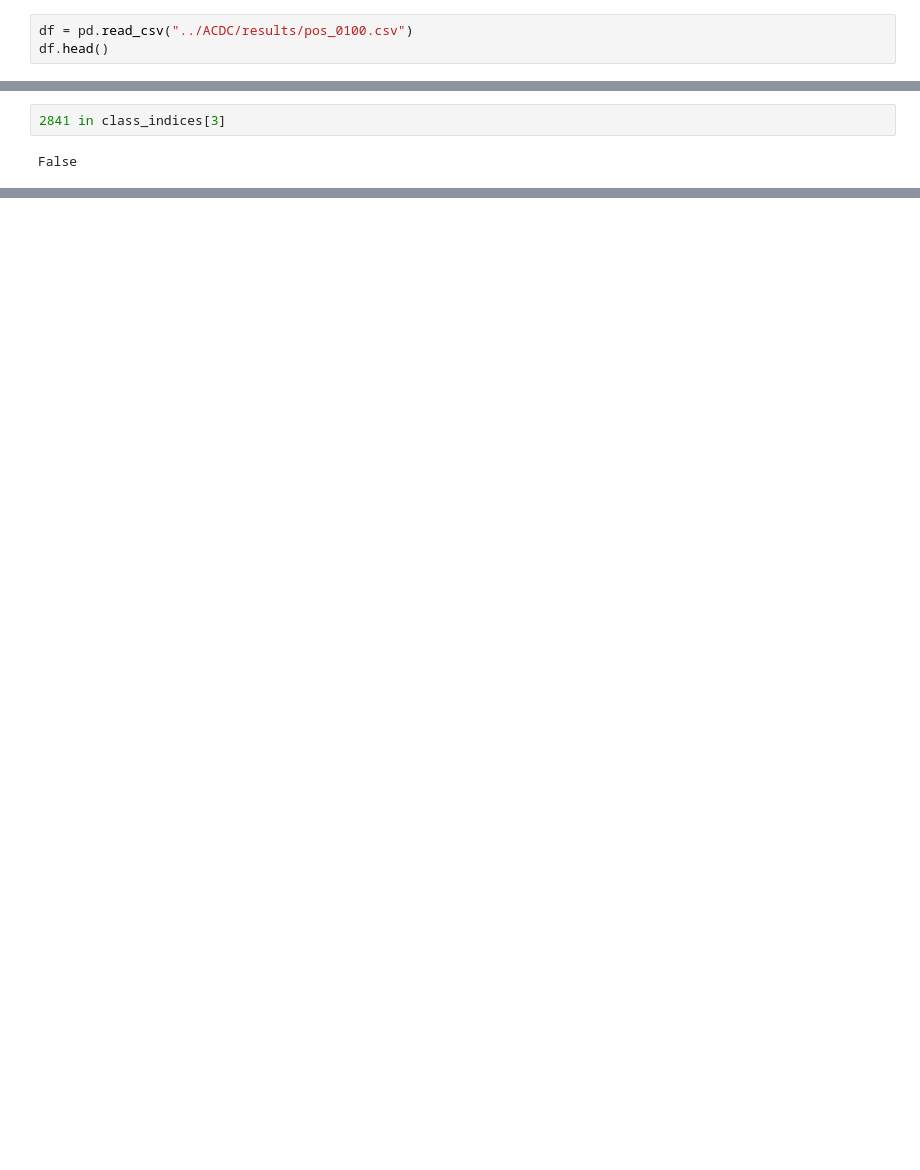
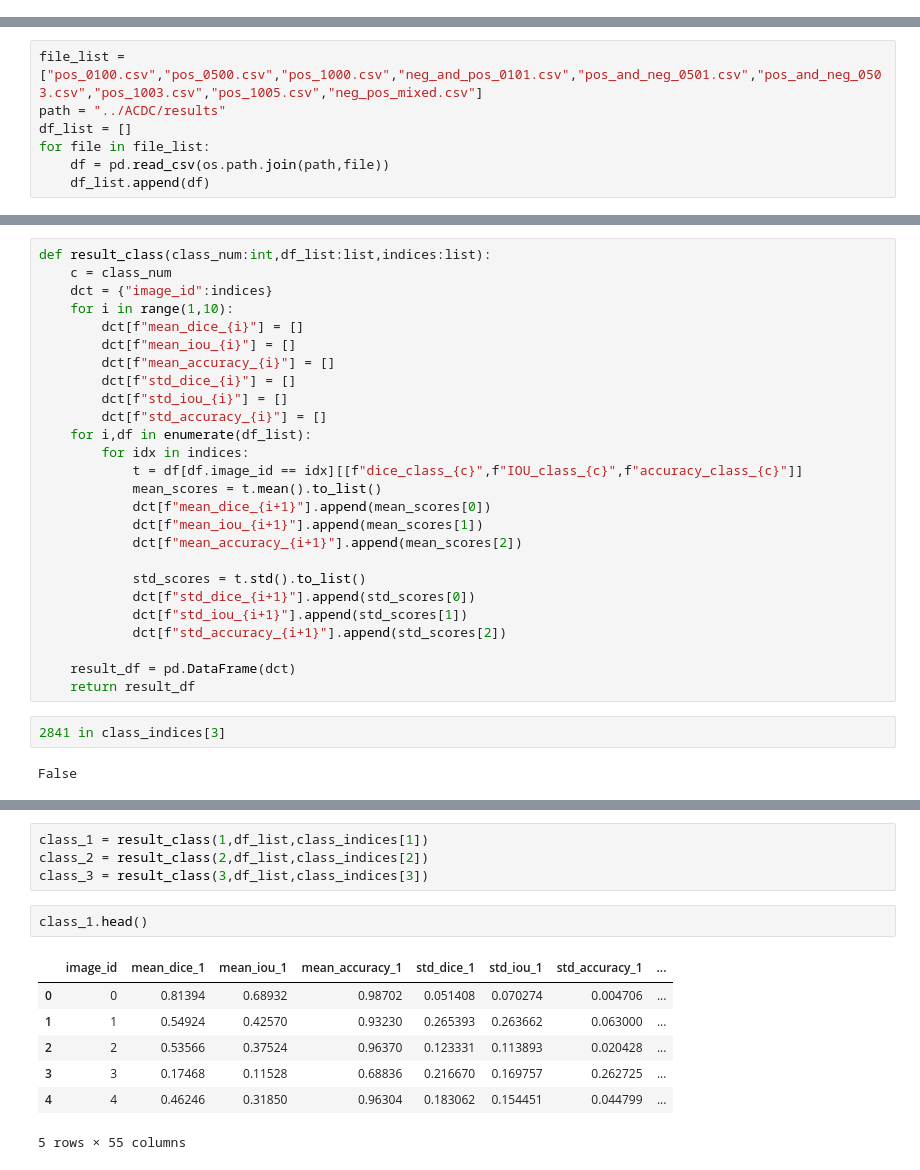
Before and after one commit to ThanhNguyen140/SAM_evaluation, a Jupyter notebook: thanh/result_analysis.ipynb, the cells around one changed output, grey strips where cells are left out. Cells and saved outputs as stored; diff of their text form; blank space fills up the shorter version.

Commit message:
update result_analysis

```diff
--- a/thanh/result_analysis.ipynb
+++ b/thanh/result_analysis.ipynb
@@ -3,6 +3,3 @@ import pandas as pd
 import sys
 sys.path.append('..')
 from functions.pipeline import *
-# %%
-df = pd.read_csv("../ACDC/results/pos_0100.csv")
-df.head()
@@ -16,3 +6,10 @@ df.head()
+# %%
+file_list = ["pos_0100.csv","pos_0500.csv","pos_1000.csv","neg_and_pos_0101.csv","pos_and_neg_0501.csv","pos_and_neg_0503.csv","pos_1003.csv","pos_1005.csv","neg_pos_mixed.csv"]
+path = "../ACDC/results"
+df_list = []
+for file in file_list:
+    df = pd.read_csv(os.path.join(path,file))
+    df_list.append(df)
 # %%
 def get_class_list(class_num,ground_truth):
     array1 = np.any(ground_truth == class_num, axis = 1)
@@ -48,3 +34,29 @@ class_indices[1]
+# %%
+def result_class(class_num:int,df_list:list,indices:list):
+    c = class_num
+    dct = {"image_id":indices}
+    for i in range(1,10):
+        dct[f"mean_dice_{i}"] = []
+        dct[f"mean_iou_{i}"] = []
+        dct[f"mean_accuracy_{i}"] = []
+        dct[f"std_dice_{i}"] = []
+        dct[f"std_iou_{i}"] = []
+        dct[f"std_accuracy_{i}"] = []
+    for i,df in enumerate(df_list):
+        for idx in indices:
+            t = df[df.image_id == idx][[f"dice_class_{c}",f"IOU_class_{c}",f"accuracy_class_{c}"]]
+            mean_scores = t.mean().to_list()
+            dct[f"mean_dice_{i+1}"].append(mean_scores[0])
+            dct[f"mean_iou_{i+1}"].append(mean_scores[1])
+            dct[f"mean_accuracy_{i+1}"].append(mean_scores[2])
+
+            std_scores = t.std().to_list()
+            dct[f"std_dice_{i+1}"].append(std_scores[0])
+            dct[f"std_iou_{i+1}"].append(std_scores[1])
+            dct[f"std_accuracy_{i+1}"].append(std_scores[2])
+
+    result_df = pd.DataFrame(dct)
+    return result_df
 # %%
 2841 in class_indices[3]
 # %% [output]
@@ -51,0 +85,14 @@ False
+# %%
+class_1 = result_class(1,df_list,class_indices[1])
+class_2 = result_class(2,df_list,class_indices[2])
+class_3 = result_class(3,df_list,class_indices[3])
+# %%
+class_1.head()
+# %% [output]
+|  | image_id | mean_dice_1 | mean_iou_1 | mean_accuracy_1 | std_dice_1 | std_iou_1 | std_accuracy_1 | ... |
+| 0 | 0 | 0.81394 | 0.68932 | 0.98702 | 0.051408 | 0.070274 | 0.004706 | ... |
+| 1 | 1 | 0.54924 | 0.42570 | 0.93230 | 0.265393 | 0.263662 | 0.063000 | ... |
+| 2 | 2 | 0.53566 | 0.37524 | 0.96370 | 0.123331 | 0.113893 | 0.020428 | ... |
+| 3 | 3 | 0.17468 | 0.11528 | 0.68836 | 0.216670 | 0.169757 | 0.262725 | ... |
+| 4 | 4 | 0.46246 | 0.31850 | 0.96304 | 0.183062 | 0.154451 | 0.044799 | ... |
+5 rows × 55 columns
```
Also changed, not shown: parts of 10 cells of this notebook, 1 other file.
